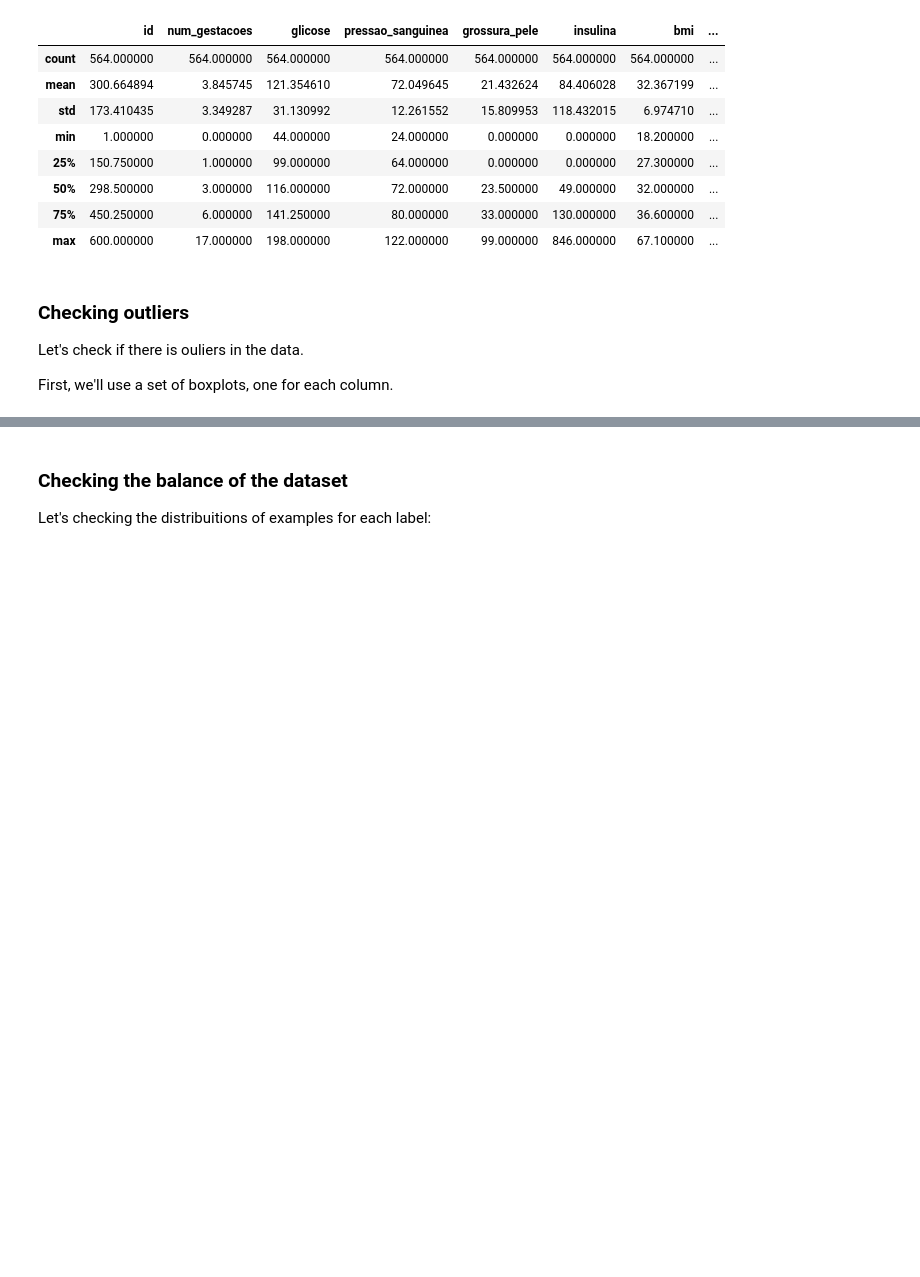
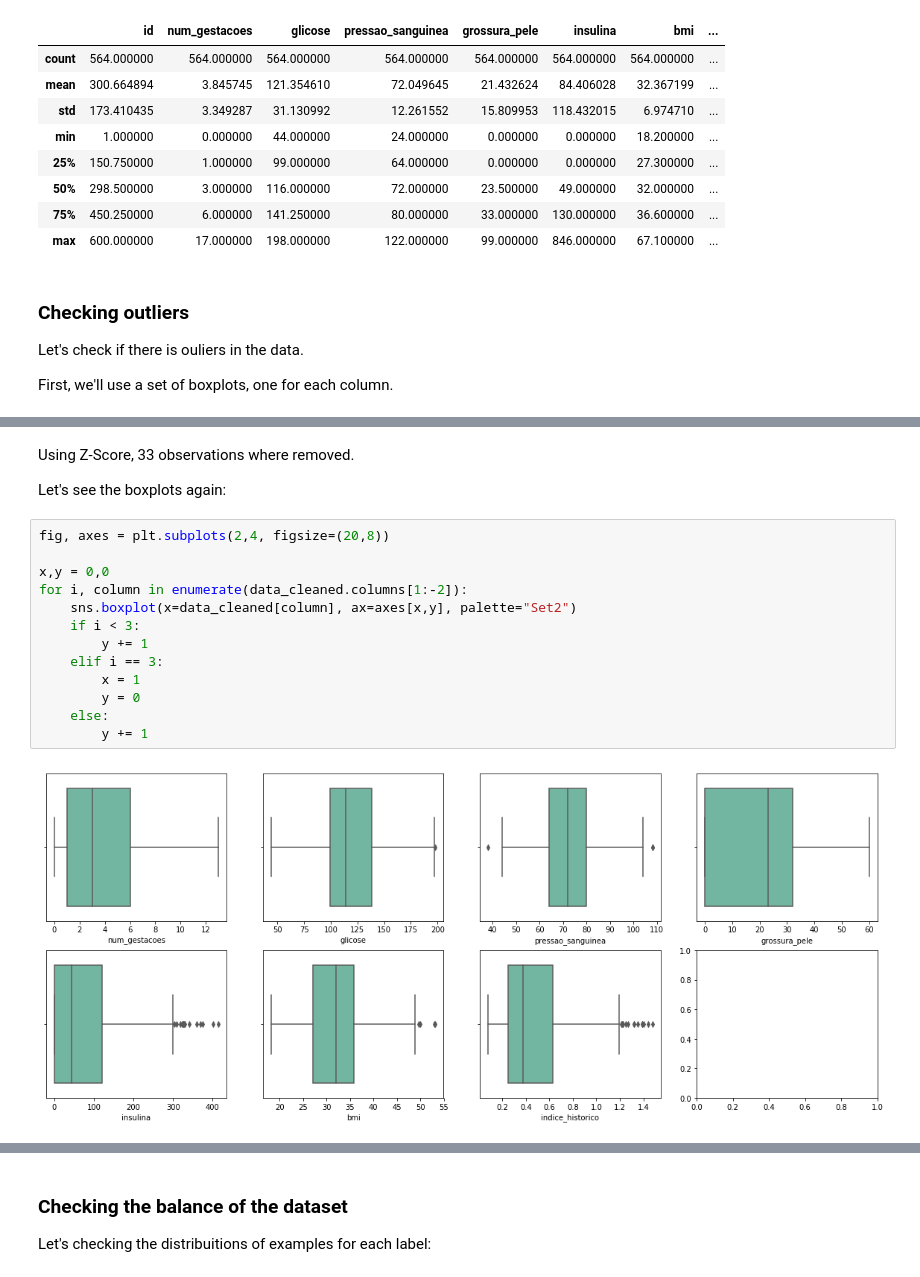
Before and after one commit to cpatrickalves/kaggle-diabetes-prediction, a Jupyter notebook: kernel.ipynb, the cells around one changed output, grey strips where cells are left out. Saved outputs shown, nothing was run; the diff lists cells and outputs as text; blank space fills up the shorter version.

```diff
--- a/kernel.ipynb
+++ b/kernel.ipynb
@@ -163,0 +180,19 @@ https://towardsdatascience.com/ways-to-detect-and-remove-the-outliers-404d16608d
+# %% [markdown]
+Using Z-Score, 33 observations where removed.
+
+Let's see the boxplots again:
+# %%
+fig, axes = plt.subplots(2,4, figsize=(20,8))
+
+x,y = 0,0
+for i, column in enumerate(data_cleaned.columns[1:-2]):
+    sns.boxplot(x=data_cleaned[column], ax=axes[x,y], palette="Set2")
+    if i < 3:
+        y += 1
+    elif i == 3:
+        x = 1
+        y = 0
+    else:
+        y += 1
+# %% [output]
+[figure, added]
```
Also changed, not shown: parts of 10 cells of this notebook.
